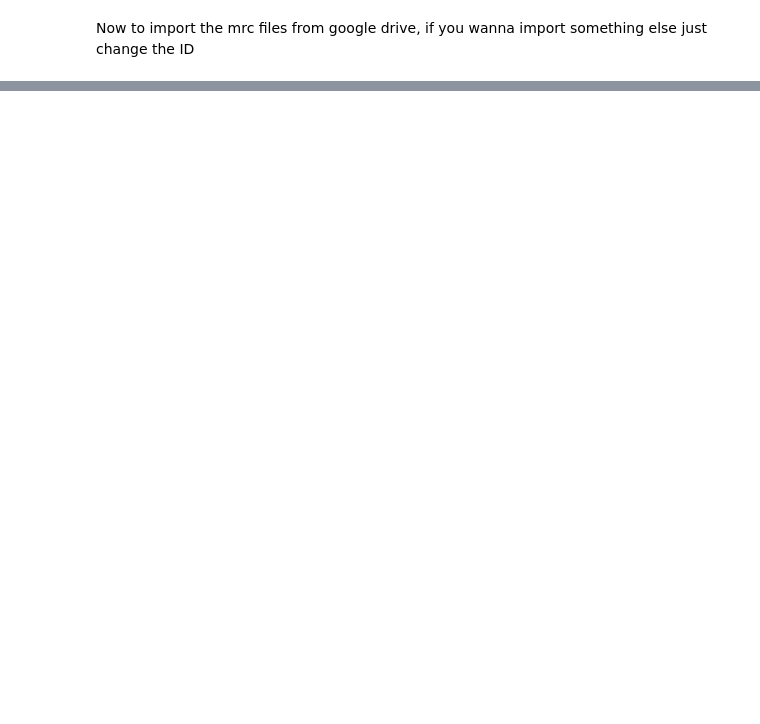
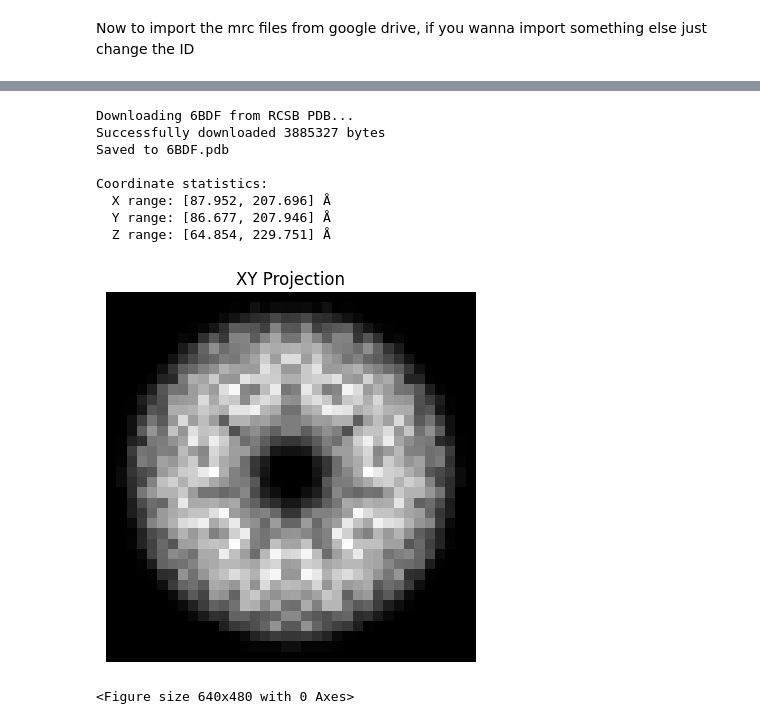
Before and after one commit to jadstronaute/Projet_GPI_JE, a Jupyter notebook: GPI.ipynb, the cells around one changed output, grey strips where cells are left out. Cells and saved outputs as stored; diff of their text form; code cells hidden in the pictures; blank space fills up the shorter version.

```diff
--- a/GPI.ipynb
+++ b/GPI.ipynb
@@ -272,0 +313,80 @@ plt.show()
+# %%
+pdb_id = "6BDF"
+pdb_url = f"https://files.rcsb.org/download/{pdb_id}.pdb"
+
+try:
+    print(f"Downloading {pdb_id} from RCSB PDB...")
+    with urllib.request.urlopen(pdb_url, timeout=10) as response:
+        pdb_content = response.read().decode('utf-8')
+    print(f"Successfully downloaded {len(pdb_content)} bytes")
+
+    # Save to file
+    pdb_file = f"{pdb_id}.pdb"
+    with open(pdb_file, 'w') as f:
+        f.write(pdb_content)
+    print(f"Saved to {pdb_file}")
+
+    # Parse the PDB file
+    parser = PDBParser(QUIET=True)
+    structure = parser.get_structure(pdb_id, pdb_file)
+
+    # Extract information
+    model = structure[0]
+    chains = list(model.get_chains())
+
+    print(f"\nCoordinate statistics:")
+    print(f"  X range: [{coords[:, 0].min():.3f}, {coords[:, 0].max():.3f}] Å")
+    print(f"  Y range: [{coords[:, 1].min():.3f}, {coords[:, 1].max():.3f}] Å")
+    print(f"  Z range: [{coords[:, 2].min():.3f}, {coords[:, 2].max():.3f}] Å")
+
+
+    # Center coordinates
+    coords_centered = coords - coords.mean(axis=0)
+
+    # Resolution of projection image
+    img_size = 36  # pixels
+    padding = 5     # Å padding around structure
+
+    # Function to create summed projection
+    def create_projection(coord1, coord2, bins=256):
+        # Determine bounds
+        min1, max1 = coord1.min() - padding, coord1.max() + padding
+        min2, max2 = coord2.min() - padding, coord2.max() + padding
+
+        # 2D histogram (counts = density)
+        H, xedges, yedges = np.histogram2d(coord1, coord2, bins=bins,
+                                        range=[[min1, max1], [min2, max2]])
+
+        # Normalize for display
+        H = H / H.max()
+
+        return H
+
+    # Create projections
+    proj_xy = create_projection(coords_centered[:, 0], coords_centered[:, 1], img_size)
+    # Plot projections
+    plt.imshow(proj_xy, cmap='gray')
+    plt.title("XY Projection")
+    plt.axis('off')
+    plt.show()
+
+
+    plt.tight_layout()
+    plt.show()
+
+except urllib.error.URLError as e:
+    print(f"Error downloading PDB file: {e}")
+    print("   Make sure you have internet connection")
+except Exception as e:
+    print(f"Error: {type(e).__name__}: {e}")
+# %% [output]
+Downloading 6BDF from RCSB PDB...
+Successfully downloaded 3885327 bytes
+Saved to 6BDF.pdb
+
+Coordinate statistics:
+  X range: [87.952, 207.696] Å
+  Y range: [86.677, 207.946] Å
+  Z range: [64.854, 229.751] Å
+[figure, added]
+<Figure size 640x480 with 0 Axes>
```
Also changed, not shown: parts of 8 cells of this notebook.
